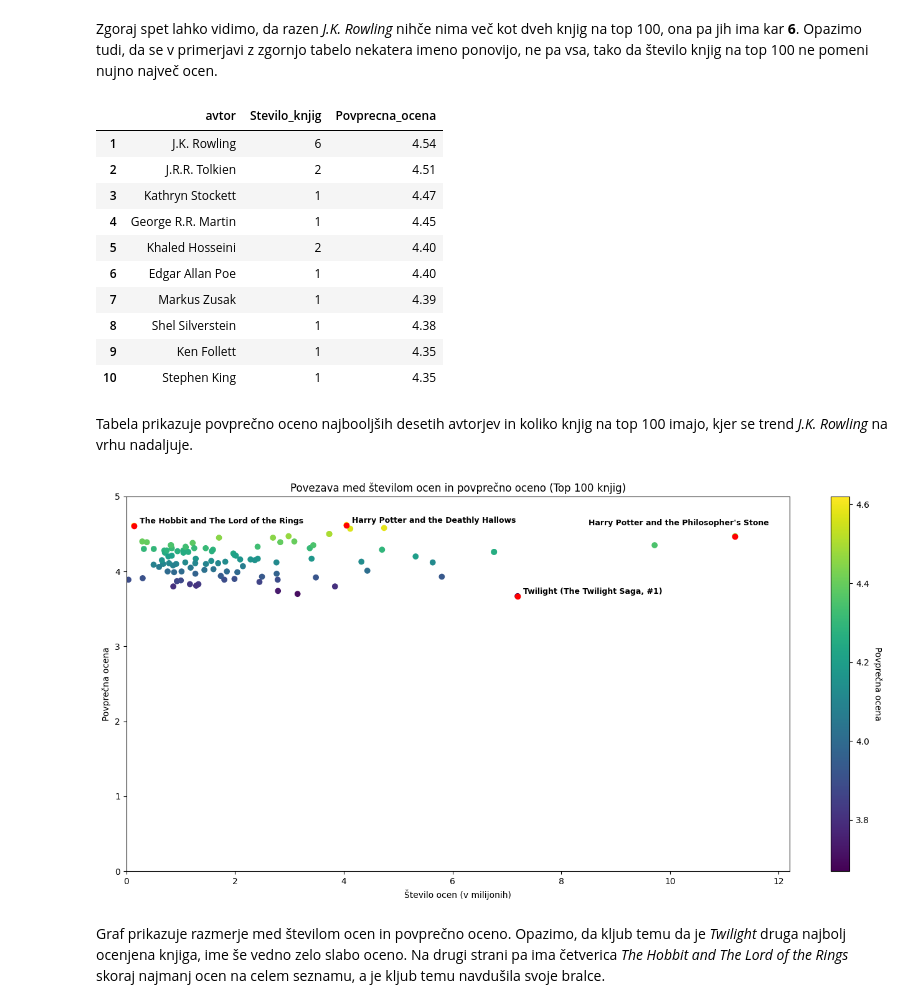
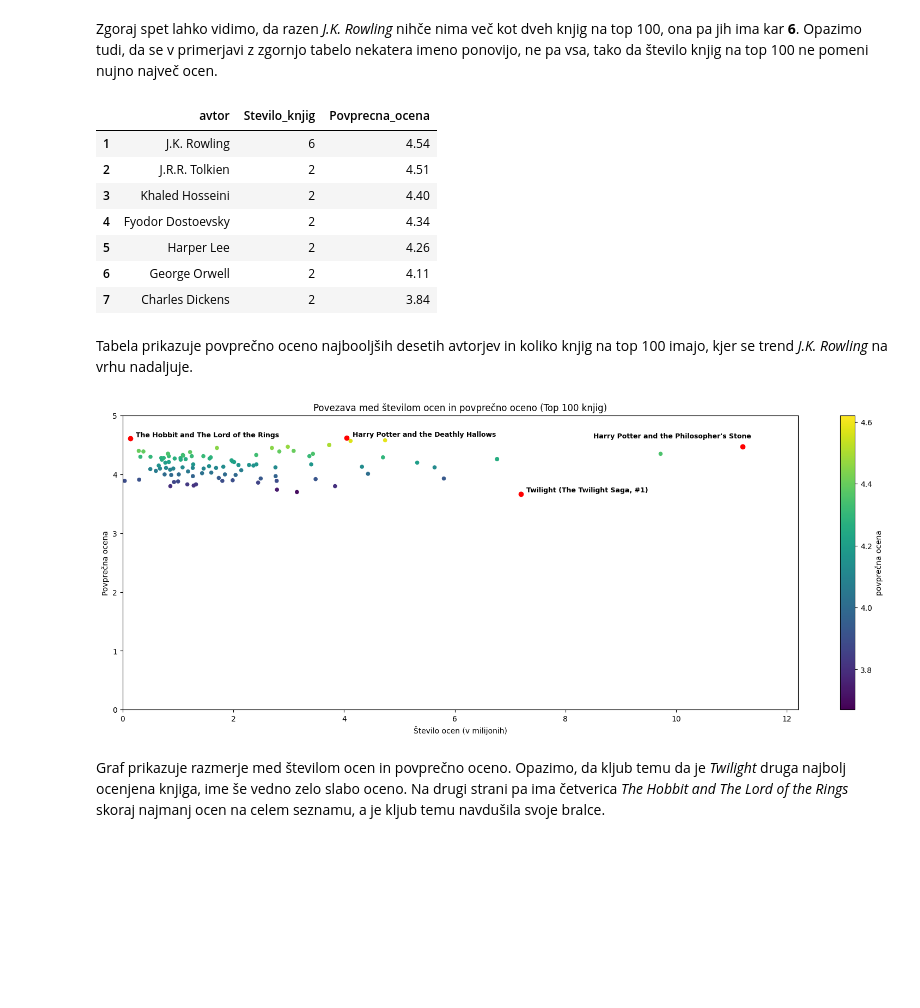
Before and after one commit to Anzevogric/uvp_projektna_naloga, a Jupyter notebook: notebooks/analiza.ipynb, the cells around one changed output. Cells and saved outputs as stored; diff of their text form; code cells hidden in the pictures; blank space fills up the shorter version.

```diff
--- a/notebooks/analiza.ipynb
+++ b/notebooks/analiza.ipynb
@@ -62,19 +61,19 @@ for ocena in df["povprečna ocena"]:
     if ocena < 4.00:
         razredi.append("Pod 4.00")
     elif 4.00 <= ocena <= 4.20:
-        razredi.append("4.00 – 4.20")
+        razredi.append("4.00 - 4.20")
     elif 4.21 <= ocena <= 4.40:
-        razredi.append("4.21 – 4.40")
+        razredi.append("4.21 - 4.40")
     else:
         razredi.append("4.41 in več")
 
 df["Razred ocene"] = razredi
-stevilo = df.groupby("Razred ocene")["naslov"].count().sort_index()
+stevilo = df.groupby("Razred ocene")["naslov"].count()
 plt.figure(figsize=(7, 7))
 stevilo.plot.pie(
     title="Delež knjig glede na povprečno oceno",
     ylabel="",
-    autopct=lambda p: f"{int(round(p))}% ({int(round(p * stevilo.sum() / 100))})",
+    autopct=lambda p: f"{int(round(p))}% ({int(round(p))})",
     startangle=90
 )
 
@@ -104,17 +102,13 @@ plt.show()
 # %% [markdown]
 V top 10 najbolje ocenjenih knjig prvič vidimo trend *Harry Potter* knjig na vrhu, ki izmed 10-ih mest zavzamejo kar polovico. Opazimo lahko tudi da le peščica knjig preseže **4.5**, iz tortnega diagrama prej pa lahko vidimo, da so to pravzaprav vse knjige z oceno **4.41 ali več**.
 # %%
-df["število ocen"] = pd.to_numeric(df["število ocen"], errors="coerce")
-
-top10 = df.sort_values("število ocen", ascending=False).head(10)
-
+top10_2 = df.sort_values("število ocen", ascending=False).head(10)
 plt.figure(figsize=(10, 6))
-plt.barh(top10["naslov"], top10["število ocen"], color="skyblue")
+plt.barh(top10_2["naslov"], top10_2["število ocen"], color="skyblue")
 plt.gca().invert_yaxis()
-
+plt.grid(axis="x")
 plt.xlabel("Število ocen")
 plt.title("Top 10 najbolj ocenjenih knjig (Goodreads)")
 plt.ticklabel_format(style='plain', axis='x')
-plt.tight_layout()
 plt.show()
 # %% [output]
@@ -171,47 +165,36 @@ top10_po_knjigah
 # %% [markdown]
 Zgoraj spet lahko vidimo, da razen *J.K. Rowling* nihče nima več kot dveh knjig na top 100, ona pa jih ima kar **6**. Opazimo tudi, da se v primerjavi z zgornjo tabelo nekatera imeno ponovijo, ne pa vsa, tako da število knjig na top 100 ne pomeni nujno največ ocen.
 # %%
-avtorji = (
-    df.groupby("avtor", as_index=False)
-    .agg(
-        Stevilo_knjig=("naslov", "count"),
-        Povprecna_ocena=("povprečna ocena", "mean")
-    )
-)
-avtorji["Povprecna_ocena"] = avtorji["Povprecna_ocena"].round(2)
-top10_best_rated = avtorji.sort_values("Povprecna_ocena", ascending=False).head(10)
+top10_best_rated = avtorji.sort_values("Povprecna_ocena", ascending=False).head(10)[["avtor", "Stevilo_knjig", "Povprecna_ocena"]]
 top10_best_rated.index = range(1, len(top10_best_rated) + 1)
 top10_best_rated
 # %% [output]
 |  | avtor | Stevilo_knjig | Povprecna_ocena |
 | 1 | J.K. Rowling | 6 | 4.54 |
 | 2 | J.R.R. Tolkien | 2 | 4.51 |
-| 3 | Kathryn Stockett | 1 | 4.47 |
-| 4 | George R.R. Martin | 1 | 4.45 |
-| 5 | Khaled Hosseini | 2 | 4.40 |
-| 6 | Edgar Allan Poe | 1 | 4.40 |
-| 7 | Markus Zusak | 1 | 4.39 |
-| 8 | Shel Silverstein | 1 | 4.38 |
-| 9 | Ken Follett | 1 | 4.35 |
-| 10 | Stephen King | 1 | 4.35 |
+| 3 | Khaled Hosseini | 2 | 4.40 |
+| 4 | Fyodor Dostoevsky | 2 | 4.34 |
+| 5 | Harper Lee | 2 | 4.26 |
+| 6 | George Orwell | 2 | 4.11 |
+| 7 | Charles Dickens | 2 | 3.84 |
 # %% [markdown]
 Tabela prikazuje povprečno oceno najbooljših desetih avtorjev in koliko knjig na top 100 imajo, kjer se trend *J.K. Rowling* na vrhu nadaljuje.
 # %%
 df["Število ocen (v milijonih)"] = df["število ocen"] / 1_000_000
-fig, ax = plt.subplots(figsize=(14, 7))
-scatter = ax.scatter(
-    df["Število ocen (v milijonih)"],
-    df["povprečna ocena"],
-    c=df["povprečna ocena"],
+
+graf = df.plot.scatter(
+    x="Število ocen (v milijonih)",
+    y="povprečna ocena",
+    c="povprečna ocena",
+    cmap="viridis",
+    figsize=(20, 7),
+    title="Povezava med številom ocen in povprečno oceno (Top 100 knjig)",
+    xlabel="Število ocen (v milijonih)",
+    ylabel="Povprečna ocena",
 )
-ax.set_xlim(0, df["Število ocen (v milijonih)"].max() + 1)
-ax.set_ylim(0, 5)
-ax.set_xlabel("Število ocen (v milijonih)")
-ax.set_ylabel("Povprečna ocena")
-ax.set_title("Povezava med številom ocen in povprečno oceno (Top 100 knjig)")
 
-cbar = plt.colorbar(scatter, ax=ax)
-cbar.set_label("Povprečna ocena", rotation=270, labelpad=15)
+graf.set_xlim(0, df["Število ocen (v milijonih)"].max() + 1)
+graf.set_ylim(0, 5)
 
 oznacene_knjige = [
     "Harry Potter and the Philosopher’s Stone (Harry Potter, #1)",
@@ -223,38 +206,37 @@ oznacene_knjige = [
 df["čist_naslov"] = df["naslov"].replace({
     "Harry Potter and the Philosopher’s Stone (Harry Potter, #1)": "Harry Potter and the Philosopher's Stone",
     "Harry Potter and the Deathly Hallows (Harry Potter, #7)": "Harry Potter and the Deathly Hallows",
     "J.R.R. Tolkien 4-Book Boxed Set: The Hobbit and The Lord of the Rings": "The Hobbit and The Lord of the Rings"
 })
 
 oznacene = df[df["naslov"].isin(oznacene_knjige)]
 
 for i, row in oznacene.iterrows():
-    ax.scatter(
+    graf.scatter(
         row["Število ocen (v milijonih)"],
         row["povprečna ocena"],
         color="red",
     )
 
     if "Stone" in row["naslov"]:
-        ax.text(
+        graf.text(
             row["Število ocen (v milijonih)"] - 2.70,
             row["povprečna ocena"] + 0.15,
             row["čist_naslov"],
             fontsize=9,
             fontweight="bold",
         )
     else:
-        ax.text(
+        graf.text(
             row["Število ocen (v milijonih)"] + 0.10,
             row["povprečna ocena"] + 0.03,
             row["čist_naslov"],
             fontsize=9,
             fontweight="bold",
         )
-plt.tight_layout()
 plt.show()
 # %% [output]
-[figure, old version]
+[figure, new version]
 # %% [markdown]
 Graf prikazuje razmerje med številom ocen in povprečno oceno. Opazimo, da kljub temu da je *Twilight* druga najbolj ocenjena knjiga, ime še vedno zelo slabo oceno. Na drugi strani pa ima četverica *The Hobbit and The Lord of the Rings* skoraj najmanj ocen na celem seznamu, a je kljub temu navdušila svoje bralce.
 # %% [markdown]
```
Also changed, not shown: parts of 4 cells of this notebook, 2 other files.
